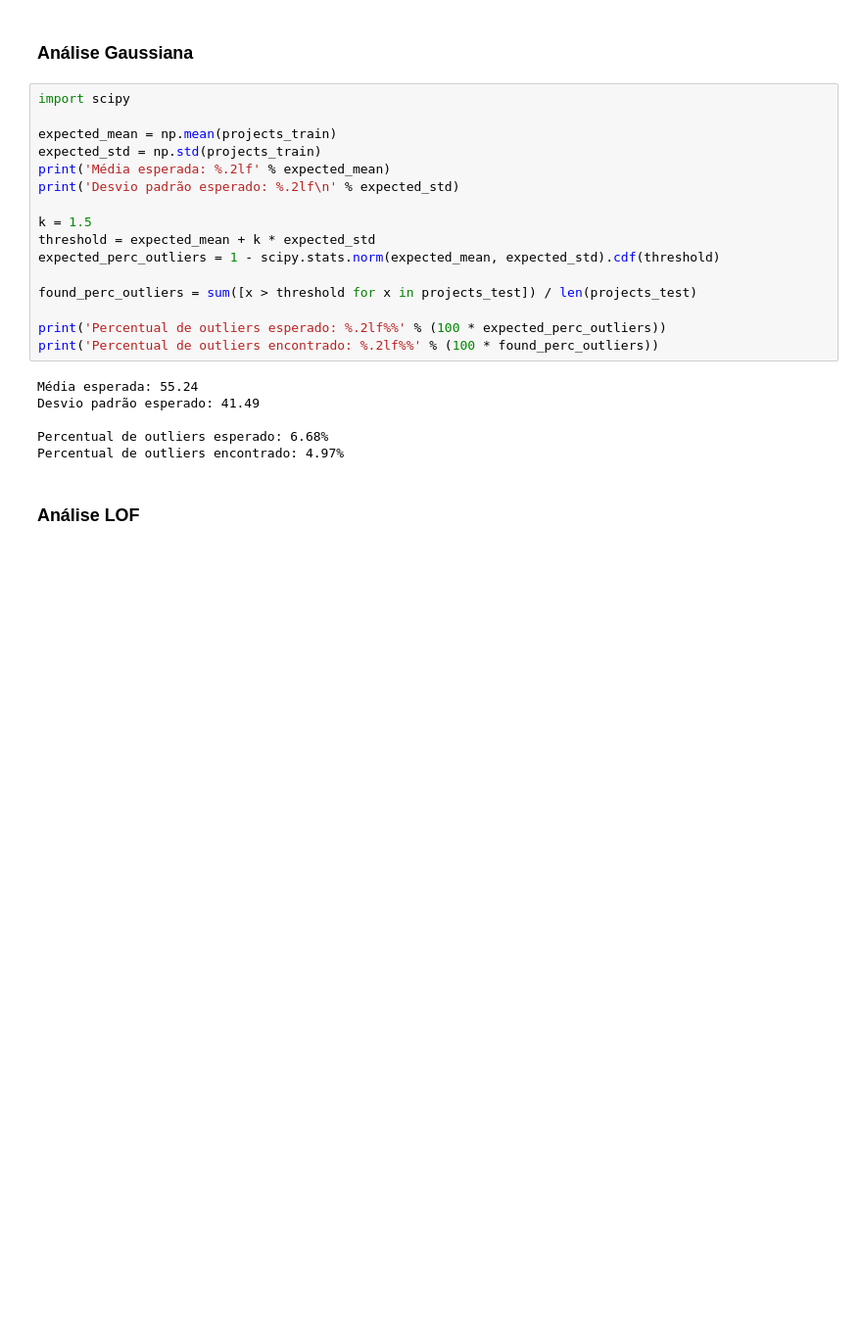
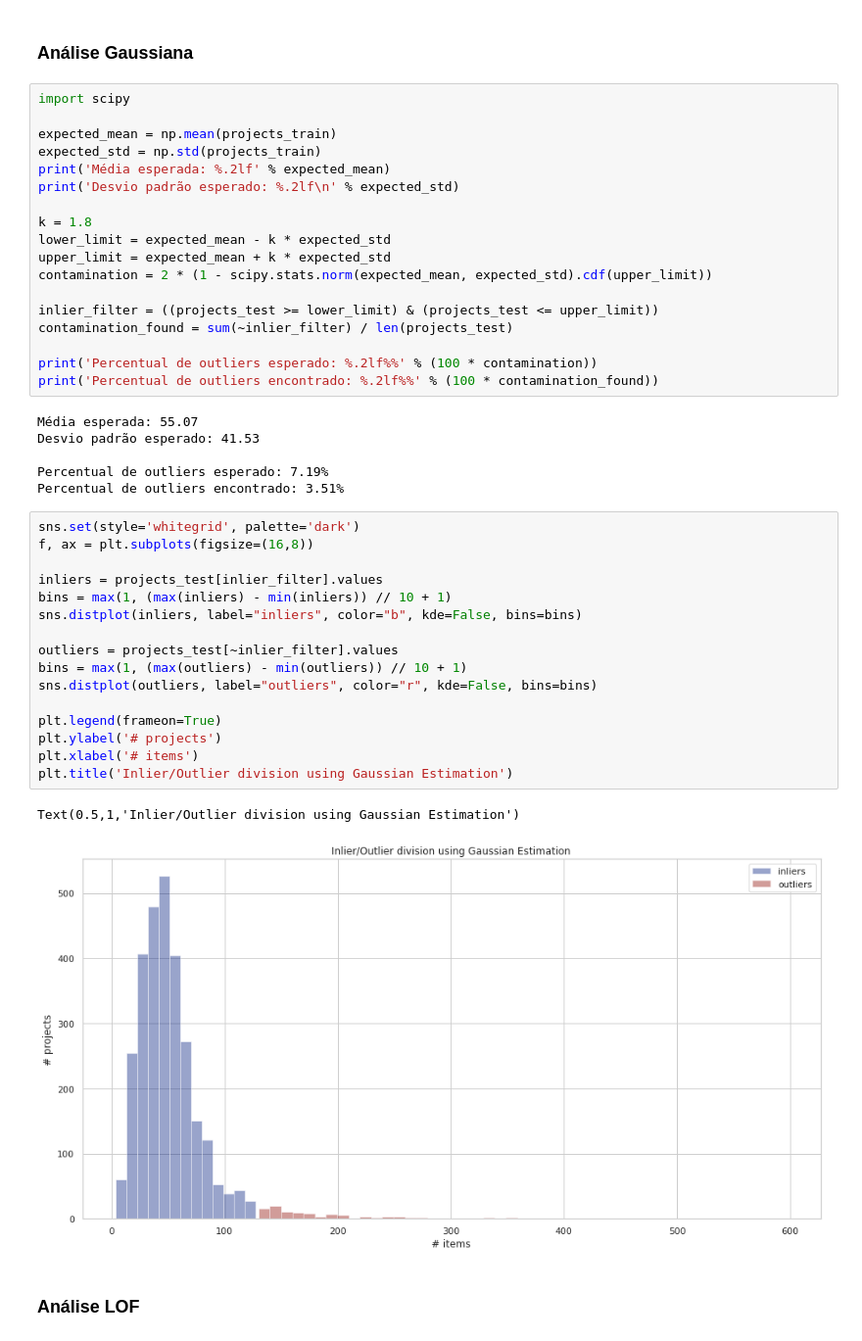
Before and after one commit to lappis-unb/salic-ml, a Jupyter notebook: notebooks/doing/analysis_of_number_of_items.ipynb, the cells around one changed output. Shown at 98% size. Saved outputs shown, nothing was run; the diff lists cells and outputs as text; blank space fills up the shorter version.

```diff
--- a/notebooks/doing/analysis_of_number_of_items.ipynb
+++ b/notebooks/doing/analysis_of_number_of_items.ipynb
@@ -98,20 +102,41 @@ expected_std = np.std(projects_train)
 print('Média esperada: %.2lf' % expected_mean)
 print('Desvio padrão esperado: %.2lf\n' % expected_std)
 
-k = 1.5
-threshold = expected_mean + k * expected_std
-expected_perc_outliers = 1 - scipy.stats.norm(expected_mean, expected_std).cdf(threshold)
+k = 1.8
+lower_limit = expected_mean - k * expected_std
+upper_limit = expected_mean + k * expected_std
+contamination = 2 * (1 - scipy.stats.norm(expected_mean, expected_std).cdf(upper_limit))
 
-found_perc_outliers = sum([x > threshold for x in projects_test]) / len(projects_test)
+inlier_filter = ((projects_test >= lower_limit) & (projects_test <= upper_limit))
+contamination_found = sum(~inlier_filter) / len(projects_test)
 
-print('Percentual de outliers esperado: %.2lf%%' % (100 * expected_perc_outliers))
-print('Percentual de outliers encontrado: %.2lf%%' % (100 * found_perc_outliers))
+print('Percentual de outliers esperado: %.2lf%%' % (100 * contamination))
+print('Percentual de outliers encontrado: %.2lf%%' % (100 * contamination_found))
 # %% [output]
-Média esperada: 55.24
-Desvio padrão esperado: 41.49
+Média esperada: 55.07
+Desvio padrão esperado: 41.53
 
-Percentual de outliers esperado: 6.68%
-Percentual de outliers encontrado: 4.97%
+Percentual de outliers esperado: 7.19%
+Percentual de outliers encontrado: 3.51%
+# %%
+sns.set(style='whitegrid', palette='dark')
+f, ax = plt.subplots(figsize=(16,8))
+
+inliers = projects_test[inlier_filter].values
+bins = max(1, (max(inliers) - min(inliers)) // 10 + 1)
+sns.distplot(inliers, label="inliers", color="b", kde=False, bins=bins)
+
+outliers = projects_test[~inlier_filter].values
+bins = max(1, (max(outliers) - min(outliers)) // 10 + 1)
+sns.distplot(outliers, label="outliers", color="r", kde=False, bins=bins)
+
+plt.legend(frameon=True)
+plt.ylabel('# projects')
+plt.xlabel('# items')
+plt.title('Inlier/Outlier division using Gaussian Estimation')
+# %% [output]
+Text(0.5,1,'Inlier/Outlier division using Gaussian Estimation')
+[figure, added]
 # %% [markdown]
 ### Análise LOF
 # %%
```
Also changed, not shown: parts of 11 cells of this notebook.
